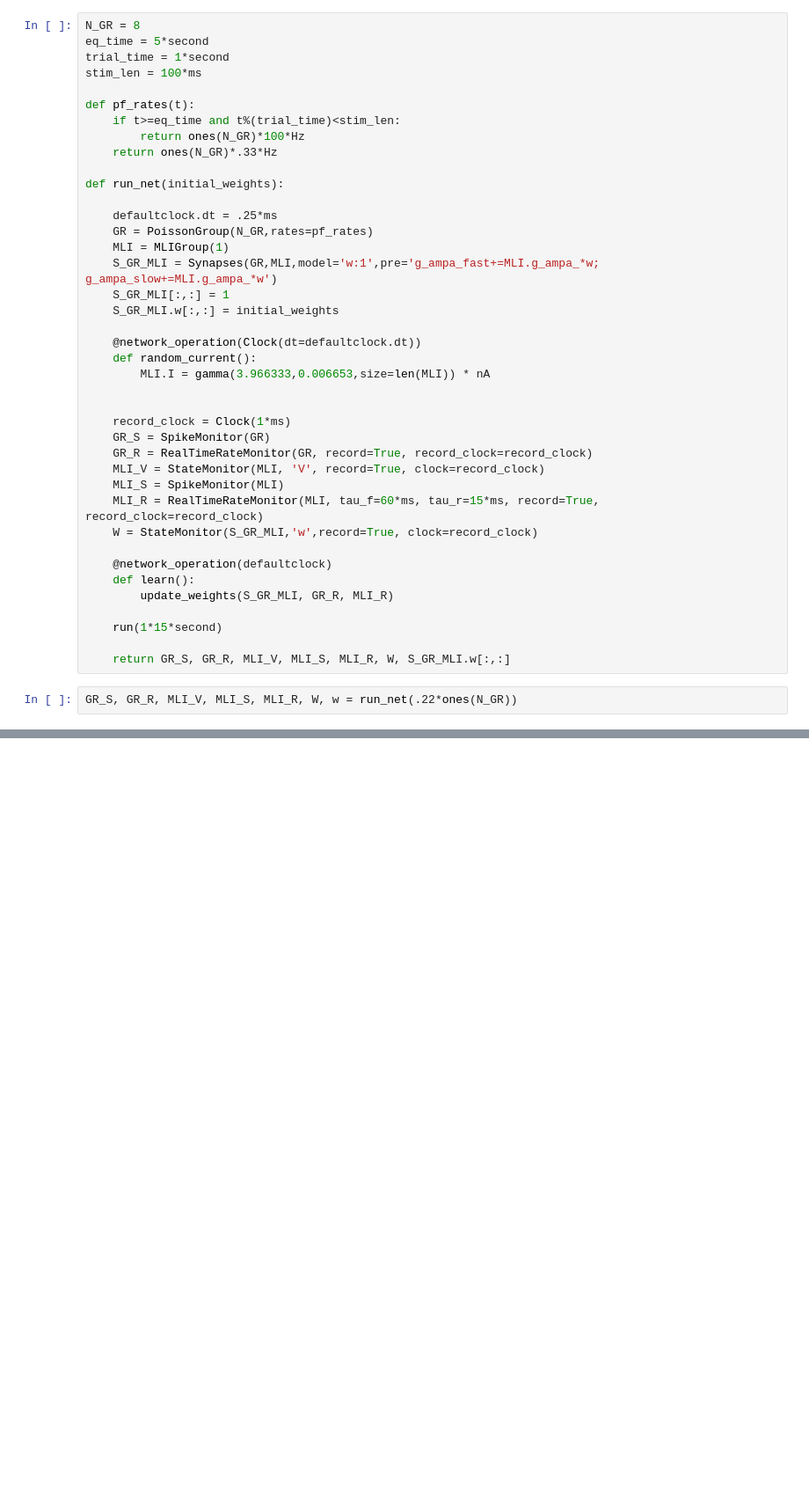
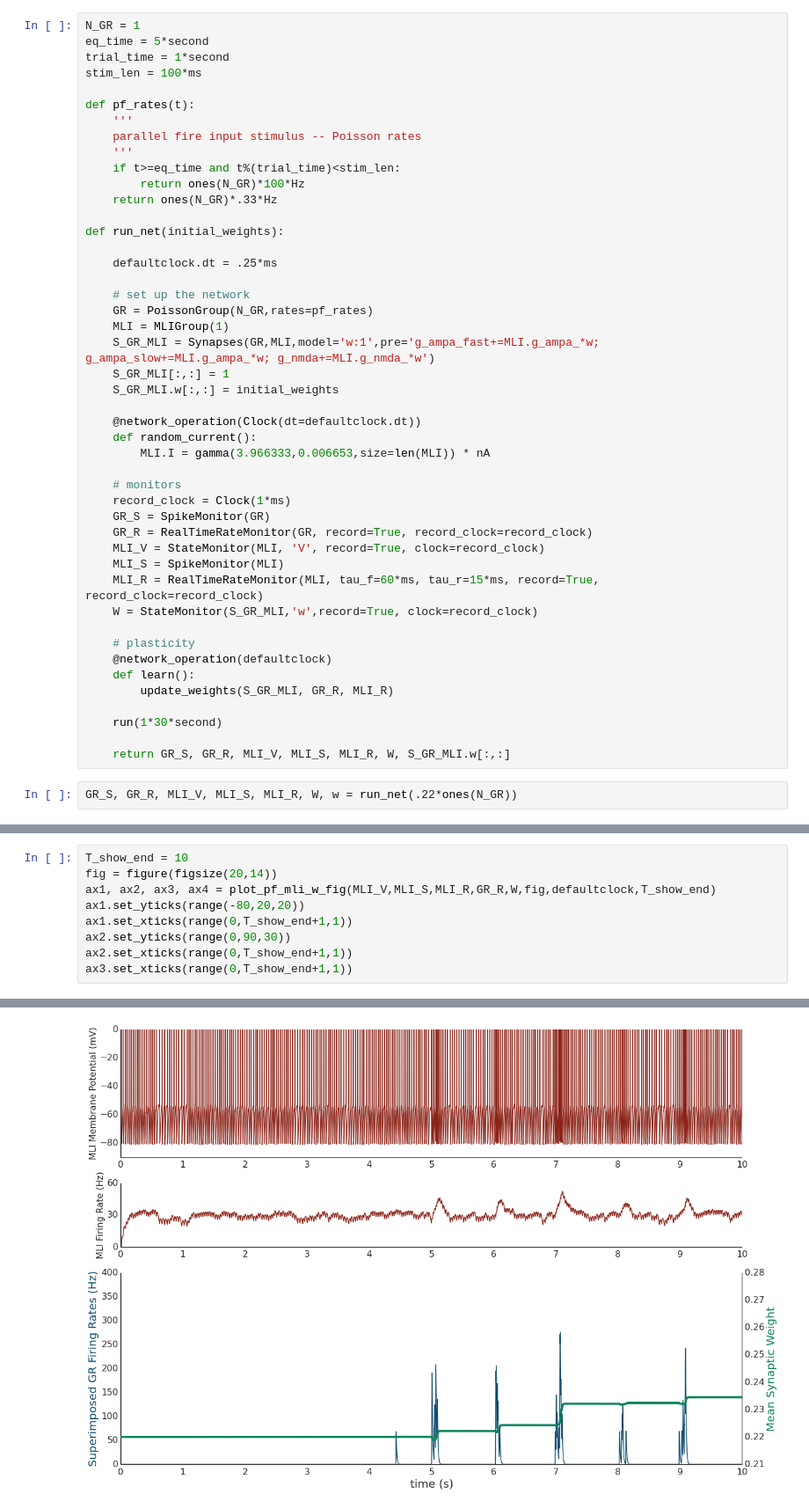
Before and after one commit to blennon/research, a Jupyter notebook: spiking_pf_mli_plasticity/notebooks/Experiment #1.ipynb, the cells around one changed output, grey strips where cells are left out. Shown at 88% size. Drawn from its saved outputs; the diff is of its cells as text; blank space fills up the shorter version.

Commit message:
added a number of notebooks for experiments. Created new plotting functions, reflected in notebooks. Consolidated learning into a function; reflected in notebook. updated init

```diff
--- a/spiking_pf_mli_plasticity/notebooks/Experiment #1.ipynb
+++ b/spiking_pf_mli_plasticity/notebooks/Experiment #1.ipynb
@@ -10,10 +13,13 @@ from spiking_pf_mli_plasticity import *
 # %%
-N_GR = 8
+N_GR = 1
 eq_time = 5*second
 trial_time = 1*second
 stim_len = 100*ms
 
 def pf_rates(t):
+    '''
+    parallel fire input stimulus -- Poisson rates
+    '''
     if t>=eq_time and t%(trial_time)<stim_len:
         return ones(N_GR)*100*Hz
     return ones(N_GR)*.33*Hz
@@ -21,9 +27,11 @@ def pf_rates(t):
 def run_net(initial_weights):
 
     defaultclock.dt = .25*ms
+
+    # set up the network
     GR = PoissonGroup(N_GR,rates=pf_rates)
     MLI = MLIGroup(1)
-    S_GR_MLI = Synapses(GR,MLI,model='w:1',pre='g_ampa_fast+=MLI.g_ampa_*w; g_ampa_slow+=MLI.g_ampa_*w')
+    S_GR_MLI = Synapses(GR,MLI,model='w:1',pre='g_ampa_fast+=MLI.g_ampa_*w; g_ampa_slow+=MLI.g_ampa_*w; g_nmda+=MLI.g_nmda_*w')
     S_GR_MLI[:,:] = 1
     S_GR_MLI.w[:,:] = initial_weights
 
@@ -31,7 +39,7 @@ def run_net(initial_weights):
     def random_current():
         MLI.I = gamma(3.966333,0.006653,size=len(MLI)) * nA
 
-
+    # monitors
     record_clock = Clock(1*ms)
     GR_S = SpikeMonitor(GR)
     GR_R = RealTimeRateMonitor(GR, record=True, record_clock=record_clock)
@@ -40,11 +48,12 @@ def run_net(initial_weights):
     MLI_R = RealTimeRateMonitor(MLI, tau_f=60*ms, tau_r=15*ms, record=True, record_clock=record_clock)
     W = StateMonitor(S_GR_MLI,'w',record=True, clock=record_clock)
 
+    # plasticity
     @network_operation(defaultclock)
     def learn():
         update_weights(S_GR_MLI, GR_R, MLI_R)
 
-    run(1*15*second)
+    run(1*30*second)
 
     return GR_S, GR_R, MLI_V, MLI_S, MLI_R, W, S_GR_MLI.w[:,:]
 # %%
@@ -112,0 +61,10 @@ ax1.set_xticks(range(0,16,1))
+# %%
+T_show_end = 10
+fig = figure(figsize(20,14))
+ax1, ax2, ax3, ax4 = plot_pf_mli_w_fig(MLI_V,MLI_S,MLI_R,GR_R,W,fig,defaultclock,T_show_end)
+ax1.set_yticks(range(-80,20,20))
+ax1.set_xticks(range(0,T_show_end+1,1))
+ax2.set_yticks(range(0,90,30))
+ax2.set_xticks(range(0,T_show_end+1,1))
+ax3.set_xticks(range(0,T_show_end+1,1))
+# %% [output]
@@ -112,0 +82 @@ ax1.set_xticks(range(0,16,1))
+[figure, added]
```
Also changed, not shown: parts of 5 cells of this notebook, 10 other files.
